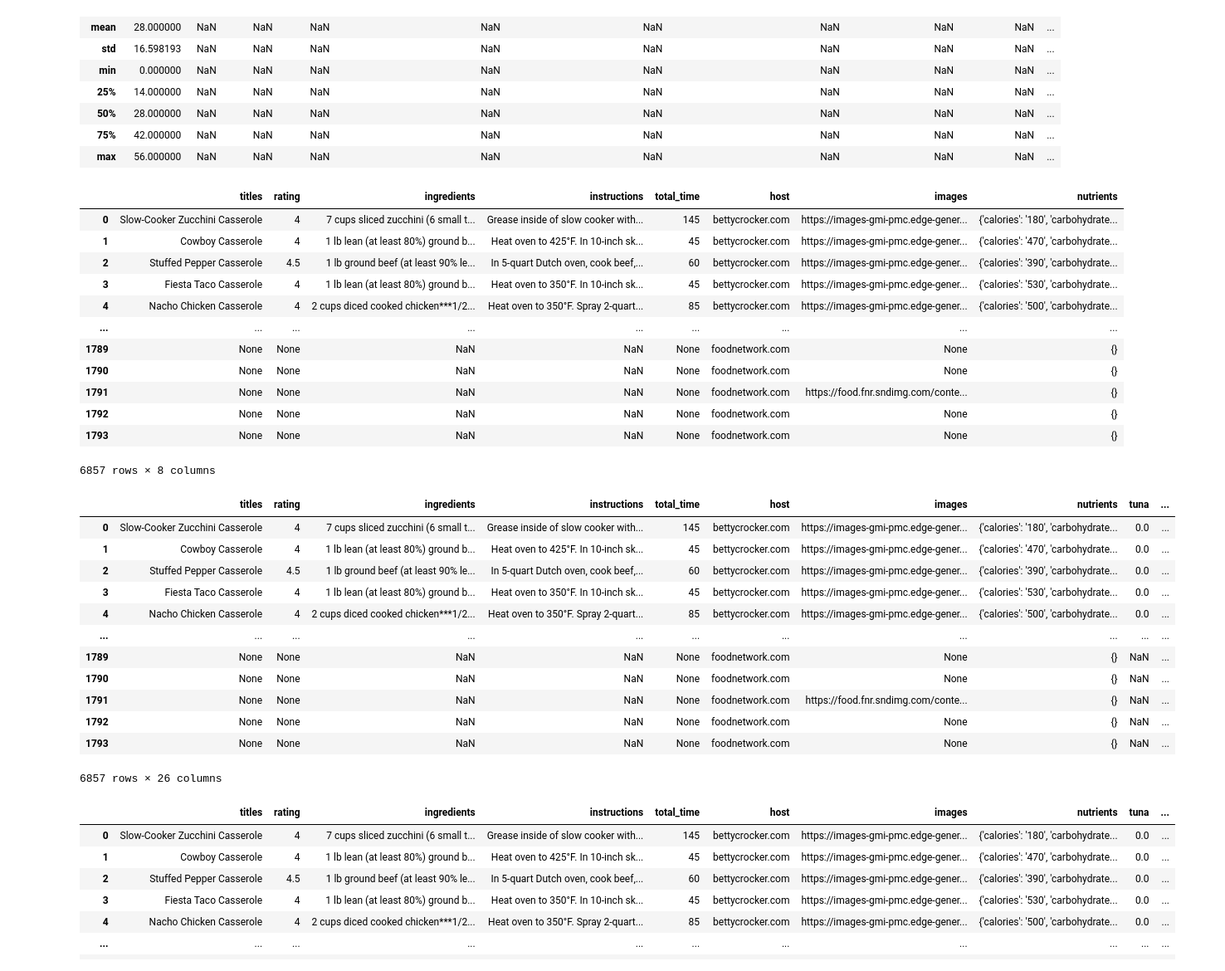
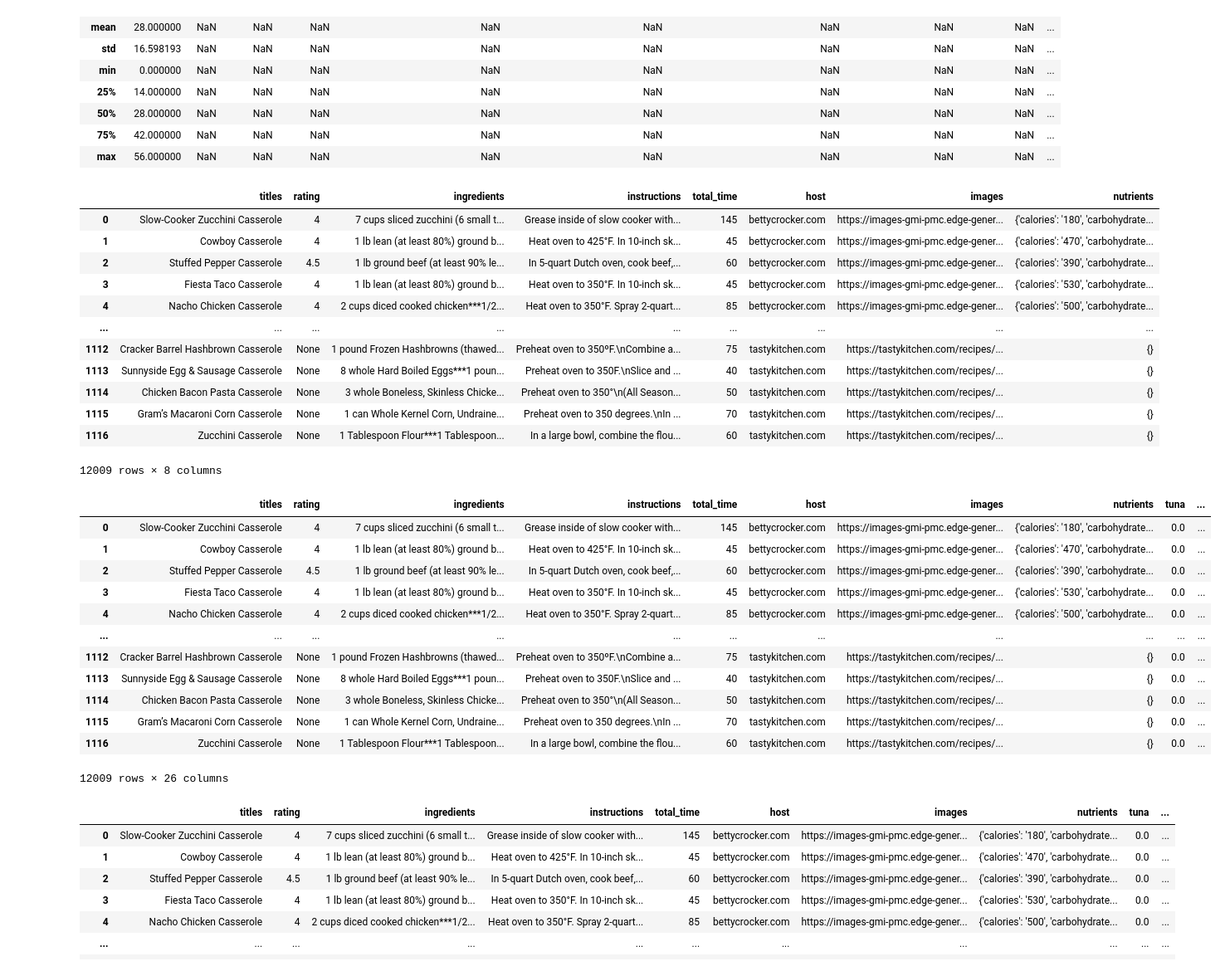
Before and after one commit to worldsbestdad/NSS-capstone-placeholder, a Jupyter notebook: notebooks/Cleanerdata.ipynb, the cells around one changed output. Shown at 83% size. Drawn from its saved outputs; the diff is of its cells as text; code cells hidden in the pictures.

```diff
--- a/notebooks/Cleanerdata.ipynb
+++ b/notebooks/Cleanerdata.ipynb
@@ -22,6 +22,11 @@ cc = pd.read_excel('../data/closetcooking.xlsx')
 f5 = pd.read_excel('../data/food52.xlsx')
 mr = pd.read_excel('../data/myrecipes.xlsx')
 fn = pd.read_excel('../data/foodnetwork.xlsx')
+bb = pd.read_excel('../data/bbc.xlsx')
+mk = pd.read_excel('../data/melskitchen.xlsx')
+bo = pd.read_excel('../data/bigoven.xlsx')
+ew = pd.read_excel('../data/eatingwell.xlsx')
+tk = pd.read_excel('../data/tastykitchen.xlsx')
 # %%
 t = t.drop(t[t.rating == 'None'].index)
 t['rating'] = t['rating'].astype('int')/20
@@ -137,16 +142,16 @@ pw.describe(include='all')
 # %%
 recipes = pd.DataFrame()
 #there is 100% a better way of doing this, in like a loop or something. But I'm in too deep and I'm trying to keep yada yada yada
-recipes['titles'] = pd.concat([bc['titles'], ar['titles'], ba['titles'], f['titles'], sl['titles'], pw['titles'], t['titles'], lsj['titles'], nyt['titles'], ms['titles'], e['titles'], ak['titles'], cc['titles'], f5['titles'], mr['titles'], fn['titles']])
-recipes['rating'] = pd.concat([bc['rating'].astype('str'), ar['rating'].astype('str'), ba['rating'].astype('str'), f['rating'].astype('str'), sl['rating'].astype('str'), pw['rating'].astype('str'),t['rating'].astype('str'), lsj['rating'].astype('str'), nyt['rating'].astype('str'), ms['rating'].astype('str'), e['rating'].astype('str'), ak['rating'].astype('str'), cc['rating'].astype('str'), f5['rating'].astype('str'), mr['rating'].astype('str'),  fn['rating'].astype('str')])
-recipes['ingredients'] = pd.concat([bc['ingredients'], ar['ingredients'], ba['ingredients'], f['ingredients'], sl['ingredients'], pw['ingredients'], t['ingredients'], lsj['ingredients'], nyt['ingredients'], ms['ingredients'], e['ingredients'], ak['ingredients'], cc['ingredients'], f5['ingredients'], mr['ingredients'], fn['ingredients']])
-recipes['instructions'] = pd.concat([bc['instructions'], ar['instructions'], ba['instructions'], f['instructions'], sl['instructions'], pw['instructions'], t['instructions'], lsj['instructions'], nyt['instructions'], ms['instructions'], e['instructions'], ak['instructions'], cc['instructions'], f5['instructions'], mr['instructions'],fn['instructions']])
-recipes['total_time'] = pd.concat([bc['total_time'], ar['total_time'], ba['total_time'], f['total_time'], sl['total_time'], pw['total_time'], t['total_time'], lsj['total_time'], nyt['total_time'], ms['total_time'], e['total_time'], ak['total_time'], cc['total_time'], f5['total_time'], mr['total_time'], fn['total_time']])
-recipes['host'] = pd.concat([bc['host'], ar['host'], ba['host'], f['host'], sl['host'], pw['host'], t['host'], lsj['host'], nyt['host'], ms['host'], e['host'], ak['host'], cc['host'], f5['host'], mr['host'], fn['host']])
-recipes['images'] = pd.concat([bc['images'], ar['images'], ba['images'], f['images'], sl['images'], pw['images'], t['images'], lsj['images'], nyt['images'], ms['images'], e['images'], ak['images'], cc['images'], f5['images'], mr['images'], fn['images']])
+recipes['titles'] = pd.concat([bc['titles'], ar['titles'], ba['titles'], f['titles'], sl['titles'], pw['titles'], t['titles'], lsj['titles'], nyt['titles'], ms['titles'], e['titles'], ak['titles'], cc['titles'], f5['titles'], mr['titles'], fn['titles'], bb['titles'], mk['titles'], bo['titles'], ew['titles'], tk['titles']])
+recipes['rating'] = pd.concat([bc['rating'].astype('str'), ar['rating'].astype('str'), ba['rating'].astype('str'), f['rating'].astype('str'), sl['rating'].astype('str'), pw['rating'].astype('str'),t['rating'].astype('str'), lsj['rating'].astype('str'), nyt['rating'].astype('str'), ms['rating'].astype('str'), e['rating'].astype('str'), ak['rating'].astype('str'), cc['rating'].astype('str'), f5['rating'].astype('str'), mr['rating'].astype('str'), fn['rating'].astype('str'), bb['rating'].astype('str'), mk['rating'].astype('str'), bo['rating'].astype('str'), ew['rating'].astype('str'), tk['rating'].astype('str')])
+recipes['ingredients'] = pd.concat([bc['ingredients'], ar['ingredients'], ba['ingredients'], f['ingredients'], sl['ingredients'], pw['ingredients'], t['ingredients'], lsj['ingredients'], nyt['ingredients'], ms['ingredients'], e['ingredients'], ak['ingredients'], cc['ingredients'], f5['ingredients'], mr['ingredients'], fn['ingredients'], bb['ingredients'], mk['ingredients'], bo['ingredients'], ew['ingredients'], tk['ingredients']])
+recipes['instructions'] = pd.concat([bc['instructions'], ar['instructions'], ba['instructions'], f['instructions'], sl['instructions'], pw['instructions'], t['instructions'], lsj['instructions'], nyt['instructions'], ms['instructions'], e['instructions'], ak['instructions'], cc['instructions'], f5['instructions'], mr['instructions'],fn['instructions'], bb['instructions'], mk['instructions'], bo['instructions'], ew['instructions'], tk['instructions']])
+recipes['total_time'] = pd.concat([bc['total_time'], ar['total_time'], ba['total_time'], f['total_time'], sl['total_time'], pw['total_time'], t['total_time'], lsj['total_time'], nyt['total_time'], ms['total_time'], e['total_time'], ak['total_time'], cc['total_time'], f5['total_time'], mr['total_time'], fn['total_time'], bb['total_time'], mk['total_time'], bo['total_time'], ew['total_time'], tk['total_time']])
+recipes['host'] = pd.concat([bc['host'], ar['host'], ba['host'], f['host'], sl['host'], pw['host'], t['host'], lsj['host'], nyt['host'], ms['host'], e['host'], ak['host'], cc['host'], f5['host'], mr['host'], fn['host'], bb['host'], mk['host'], bo['host'], ew['host'], tk['host']])
+recipes['images'] = pd.concat([bc['images'], ar['images'], ba['images'], f['images'], sl['images'], pw['images'], t['images'], lsj['images'], nyt['images'], ms['images'], e['images'], ak['images'], cc['images'], f5['images'], mr['images'], fn['images'], bb['images'], mk['images'], bo['images'], ew['images'], tk['images']])
 #couldn't get nutrients to work properly for southern living
 #nevermind i just pulled the data wrong whoopsies.
-recipes['nutrients'] = pd.concat([bc['nutrients'], ar['nutrients'], ba['nutrients'], f['nutrients'], sl['nutrients'], pw['nutrients'], t['nutrients'], lsj['nutrients'], nyt['nutrients'], ms['nutrients'], e['nutrients'], ak['nutrients'], cc['nutrients'], f5['nutrients'], mr['nutrients'], fn['nutrients']])
+recipes['nutrients'] = pd.concat([bc['nutrients'], ar['nutrients'], ba['nutrients'], f['nutrients'], sl['nutrients'], pw['nutrients'], t['nutrients'], lsj['nutrients'], nyt['nutrients'], ms['nutrients'], e['nutrients'], ak['nutrients'], cc['nutrients'], f5['nutrients'], mr['nutrients'], fn['nutrients'], bb['nutrients'], mk['nutrients'], bo['nutrients'], ew['nutrients'], tk['nutrients']])
 recipes
 # %% [output]
 |  | titles | rating | ingredients | instructions | total_time | host | images | nutrients |
@@ -156,58 +161,58 @@ recipes
 | 3 | Fiesta Taco Casserole | 4 | 1 lb lean (at least 80%) ground b... | Heat oven to 350°F. In 10-inch sk... | 45 | bettycrocker.com | https://images-gmi-pmc.edge-gener... | {'calories': '530', 'carbohydrate... |
 | 4 | Nacho Chicken Casserole | 4 | 2 cups diced cooked chicken***1/2... | Heat oven to 350°F. Spray 2-quart... | 85 | bettycrocker.com | https://images-gmi-pmc.edge-gener... | {'calories': '500', 'carbohydrate... |
 | ... | ... | ... | ... | ... | ... | ... | ... | ... |
-| 1789 | None | None | NaN | NaN | None | foodnetwork.com | None | {} |
-| 1790 | None | None | NaN | NaN | None | foodnetwork.com | None | {} |
-| 1791 | None | None | NaN | NaN | None | foodnetwork.com | https://food.fnr.sndimg.com/conte... | {} |
-| 1792 | None | None | NaN | NaN | None | foodnetwork.com | None | {} |
-| 1793 | None | None | NaN | NaN | None | foodnetwork.com | None | {} |
+| 1112 | Cracker Barrel Hashbrown Casserole | None | 1 pound Frozen Hashbrowns (thawed... | Preheat oven to 350ºF.\nCombine a... | 75 | tastykitchen.com | https://tastykitchen.com/recipes/... | {} |
+| 1113 | Sunnyside Egg & Sausage Casserole | None | 8 whole Hard Boiled Eggs***1 poun... | Preheat oven to 350F.\nSlice and ... | 40 | tastykitchen.com | https://tastykitchen.com/recipes/... | {} |
+| 1114 | Chicken Bacon Pasta Casserole | None | 3 whole Boneless, Skinless Chicke... | Preheat oven to 350°\n(All Season... | 50 | tastykitchen.com | https://tastykitchen.com/recipes/... | {} |
+| 1115 | Gram’s Macaroni Corn Casserole | None | 1 can Whole Kernel Corn, Undraine... | Preheat oven to 350 degrees.\nIn ... | 70 | tastykitchen.com | https://tastykitchen.com/recipes/... | {} |
+| 1116 | Zucchini Casserole | None | 1 Tablespoon Flour***1 Tablespoon... | In a large bowl, combine the flou... | 60 | tastykitchen.com | https://tastykitchen.com/recipes/... | {} |
-6857 rows × 8 columns
+12009 rows × 8 columns
 # %%
 #The following look for meat or type of meat within the recipes
 recipes['tuna'] = recipes['ingredients'].str.count(r'[Tt]una')
 #no chicken broth here
-recipes['chicken'] = recipes['ingredients'].str.count(r'[Cc]hicken(?!\s[Bb]roth)')
+recipes['chicken'] = recipes['ingredients'].str.count(r'[Cc]hicken(?!\s[Bb]roth|\s[Ss]tock)')
 recipes['shellfish'] = recipes['ingredients'].str.count(r'[Cc]rab|[Ss]hrimp|[Ll]obster|[Pp]rawn|[Oo]yster(?!\s[Mm]ushroom|\s[Cc]racker)|[Ss]callop(?!ed\s[Pp]otato)')
 #looking for boolean here
-recipes['meat'] = recipes['ingredients'].str.findall(r'[Tt]urkey|[fF]ish|[Bb]eef(?!\s[Bb]roth)|[Cc]hicken(?!\s[Bb]roth)|[Cc]rab|[Pp]ork|[Ss]ausage|[Hh]am|[Ll]obster|[Tt]una|[Bb]acon|[Ss]teak|[Hh]ot\s[Dd]og|[Ss]ardine|[Ss]hrimp|[Cc]horizo')
+recipes['meat'] = recipes['ingredients'].str.findall(r'[Tt]urkey|[fF]ish|[Bb]eef(?!\s[Bb]roth|\s[Ss]tock|\s[Ss]oup)|[Cc]hicken(?!\s[Bb]roth|\s[Ss]tock|\s[Ss]oup)|[Cc]rab|[Pp]ork|[Ss]ausage|[Hh]am|[Ll]obster|[Tt]una|[Bb]acon|[Ss]teak|[Hh]ot\s[Dd]og|[Ss]ardine|[Ss]hrimp|[Cc]horizo')
 #note, I'm adding beans in there late because a lot of these recipes contain green beans and I want those to be checked for way after all of the other main protein sources
 #using findall for now, will switch over to a find if it gets a little too wild.
-recipes['mainprotein'] = recipes['ingredients'].str.extract(r'([Tt]urkey|[fF]ish|[Gg]round\s[Bb]eef|[Bb]eef(?!\s[Bb]roth|\s[Ss]oup)|[Cc]hicken(?!\s[Bb]roth|\s[Ss]oup)|[Cc]rab|[Pp]ork|[Ss]ausage|[Hh]am|[Ll]obster|[Tt]una|[Bb]acon|[Ss]teak|[Hh]ot\s[Dd]og|[Ss]ardine|[Ss]hrimp|[Cc]horizo|[Tt]ofu|[Bb]eans|[Mm]ushroom)')
+recipes['mainprotein'] = recipes['ingredients'].str.extract(r'([Tt]urkey|[fF]ish|[Gg]round\s[Bb]eef|[Bb]eef(?!\s[Bb]roth|\s[Ss]oup|\s[Ss]tock)|[Cc]hicken(?!\s[Bb]roth|\s[Ss]oup)|[Cc]rab|[Pp]ork|[Ss]ausage|[Hh]am|[Ll]obster|[Tt]una|[Bb]acon|[Ss]teak|[Hh]ot\s[Dd]og|[Ss]ardine|[Ss]hrimp|[Cc]horizo|[Tt]ofu|[Bb]eans|[Mm]ushroom)')
 #Now we're looking for starch!
 recipes['pasta'] = recipes['ingredients'].str.count(r'[Pp]asta(?!\s[Ss]auce)|[Pp]enne|[Mm]acaroni|[Gg]nocchi|[Ss]paghetti|[Mm]anicotti|[Aa]ngel\s[Hh]air|[Ff]ett')
 recipes['rice'] = recipes['ingredients'].str.count(r'[Rr]ice')
 recipes['bread_crumbs'] = recipes['ingredients'].str.count(r'[Bb]read\s[Cc]rumb')
 recipes['mainstarch'] = recipes['ingredients'].str.find(r'[Pp]asta(?!\s[Ss]auce)|[Pp]enne|[Mm]acaroni|[Gg]nocchi|[Ss]paghetti|[Mm]anicotti|[Aa]ngel\s[Hh]air|[Ff]ettuccine|[Rr]ice(?!\s[Ww]ine|e|\s[Vv]inegar)|[Bb]iscuit|[Tt]ortilla|[Cc]racker|[Bb]read|[Pp]otato|[Hh]ash\s{0,1}[Bb]rowns{0,1}')
 #The following are looking for specific ingredients within the recipes, not necessarily meat
-recipes['cheese'] = recipes['ingredients'].str.count(r'[Cc]heese|[Cc]heddar|[Pp]armesean|[Ss]wiss|[Mm]ozz|[Mm]onterey\s[Jj]ack')
+recipes['cheese'] = recipes['ingredients'].str.count(r'[Cc]heese|[Cc]heddar|[Pp]armesean|[Ss]wiss|[Mm]ozz|[Mm]onterey\s[Jj]ack|[Gg]ruyere')
 #ok this next one is honestly so funny, it shows every time someone salts in the instructions. I love it.
 #I'm doing this in instructions because salt is not always listed as an ingredient
 recipes['salt'] = recipes['instructions'].str.count(r'[Ss]alt')
 recipes['temperature'] = recipes['instructions'].str.extract(r'(\d{3}\s{0,1}.{0,2}F|\d{3}\s{0,1}.{0,2}C|\d{3}\sdegrees|\d{3})')
 #Let's get some wild ones in here
 #I'm using contains to get a boolean. I might try using that for the other ones.
 #Do I think I can get away with just adding a lightning bolt button on there to filter for microwaved or non-microwaved?
 recipes['microwave'] = recipes['instructions'].str.contains(r'[Mm]icrowave')
 recipes['crockpot'] = recipes['instructions'].str.count(r'[Ss]low\s[Cc]ooker')
 recipes['ingredient_count'] = recipes['ingredients'].str.count(r'\*{3}')+1
 #Baking dish size next, this one is going to be a doozie. Keep looking into it because you might not be able to do quotation marks Do I need to denote the period with a \ ?
 recipes['baking_dish'] = recipes['instructions'].str.extract(r'(\d{1,2}.{0,7}\d{1,2}["\.124/\s]{0,4}|\d{1,2}[/124"xbyin\.\s-]{0,7}\d{1,2}["\.124/\s]{0,4}|\d{1,2}.[Ii]nch.\d{1,2}.["\.124/\s]{0,4}[Ii]nch|\d{1,2}.{0,1}[Ii]nch|\d{1,2}[\.\s124/]{0,5}[Qq]uart|\d{1,2}.[Qq]t.)')
 #this might simplify it by a lot. Will need some fanangling.
 recipes['baking_dish_simple'] = recipes['instructions'].str.extract(r'(\d.{0,30}[Dd]ish|\d.{0,30}killet|\d.{0,30}[Pp]an)')
 recipes['dish_type'] = recipes['instructions'].str.findall(r'[Gg]lass|[Cc]eramic|[Cc]ast\s[Ii]ron|[Dd]utch\s[Oo]ven')
 recipes
 # %% [output]
 |  | titles | rating | ingredients | instructions | total_time | host | images | nutrients | tuna | ... |
 | 0 | Slow-Cooker Zucchini Casserole | 4 | 7 cups sliced zucchini (6 small t... | Grease inside of slow cooker with... | 145 | bettycrocker.com | https://images-gmi-pmc.edge-gener... | {'calories': '180', 'carbohydrate... | 0.0 | ... |
 | 1 | Cowboy Casserole | 4 | 1 lb lean (at least 80%) ground b... | Heat oven to 425°F. In 10-inch sk... | 45 | bettycrocker.com | https://images-gmi-pmc.edge-gener... | {'calories': '470', 'carbohydrate... | 0.0 | ... |
 | 2 | Stuffed Pepper Casserole | 4.5 | 1 lb ground beef (at least 90% le... | In 5-quart Dutch oven, cook beef,... | 60 | bettycrocker.com | https://images-gmi-pmc.edge-gener... | {'calories': '390', 'carbohydrate... | 0.0 | ... |
 | 3 | Fiesta Taco Casserole | 4 | 1 lb lean (at least 80%) ground b... | Heat oven to 350°F. In 10-inch sk... | 45 | bettycrocker.com | https://images-gmi-pmc.edge-gener... | {'calories': '530', 'carbohydrate... | 0.0 | ... |
 | 4 | Nacho Chicken Casserole | 4 | 2 cups diced cooked chicken***1/2... | Heat oven to 350°F. Spray 2-quart... | 85 | bettycrocker.com | https://images-gmi-pmc.edge-gener... | {'calories': '500', 'carbohydrate... | 0.0 | ... |
 | ... | ... | ... | ... | ... | ... | ... | ... | ... | ... | ... |
-| 1789 | None | None | NaN | NaN | None | foodnetwork.com | None | {} | NaN | ... |
-| 1790 | None | None | NaN | NaN | None | foodnetwork.com | None | {} | NaN | ... |
-| 1791 | None | None | NaN | NaN | None | foodnetwork.com | https://food.fnr.sndimg.com/conte... | {} | NaN | ... |
-| 1792 | None | None | NaN | NaN | None | foodnetwork.com | None | {} | NaN | ... |
-| 1793 | None | None | NaN | NaN | None | foodnetwork.com | None | {} | NaN | ... |
+| 1112 | Cracker Barrel Hashbrown Casserole | None | 1 pound Frozen Hashbrowns (thawed... | Preheat oven to 350ºF.\nCombine a... | 75 | tastykitchen.com | https://tastykitchen.com/recipes/... | {} | 0.0 | ... |
+| 1113 | Sunnyside Egg & Sausage Casserole | None | 8 whole Hard Boiled Eggs***1 poun... | Preheat oven to 350F.\nSlice and ... | 40 | tastykitchen.com | https://tastykitchen.com/recipes/... | {} | 0.0 | ... |
+| 1114 | Chicken Bacon Pasta Casserole | None | 3 whole Boneless, Skinless Chicke... | Preheat oven to 350°\n(All Season... | 50 | tastykitchen.com | https://tastykitchen.com/recipes/... | {} | 0.0 | ... |
+| 1115 | Gram’s Macaroni Corn Casserole | None | 1 can Whole Kernel Corn, Undraine... | Preheat oven to 350 degrees.\nIn ... | 70 | tastykitchen.com | https://tastykitchen.com/recipes/... | {} | 0.0 | ... |
+| 1116 | Zucchini Casserole | None | 1 Tablespoon Flour***1 Tablespoon... | In a large bowl, combine the flou... | 60 | tastykitchen.com | https://tastykitchen.com/recipes/... | {} | 0.0 | ... |
-6857 rows × 26 columns
+12009 rows × 26 columns
 # %%
```
Also changed, not shown: parts of 2 cells of this notebook, 3 other files.
